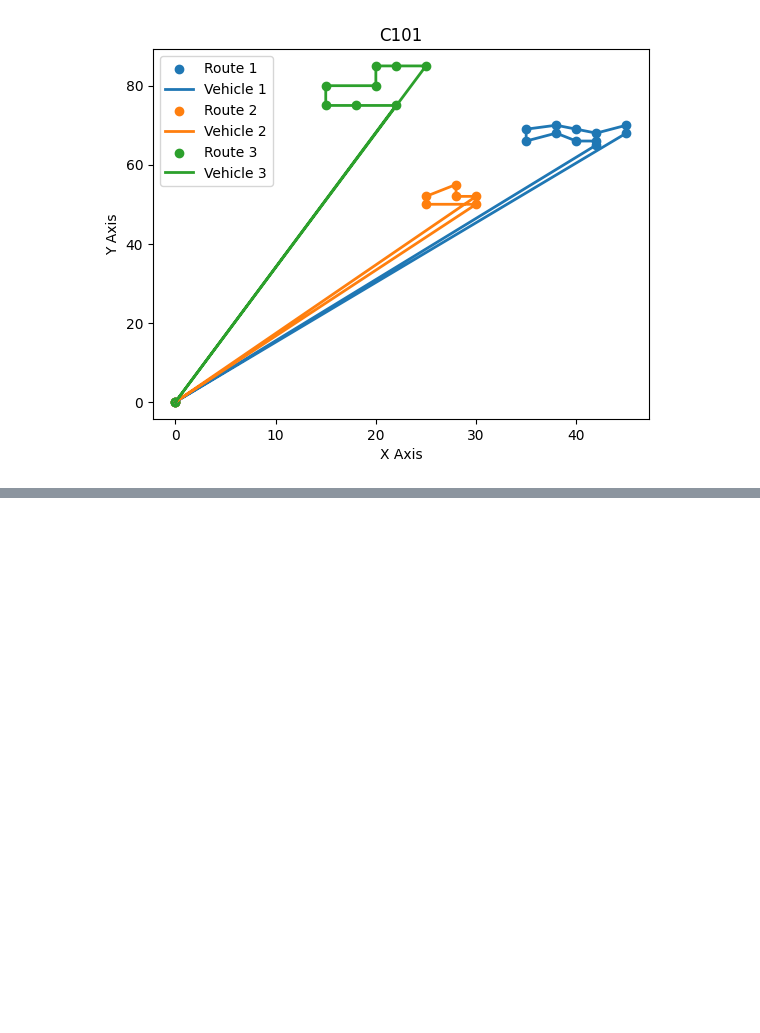
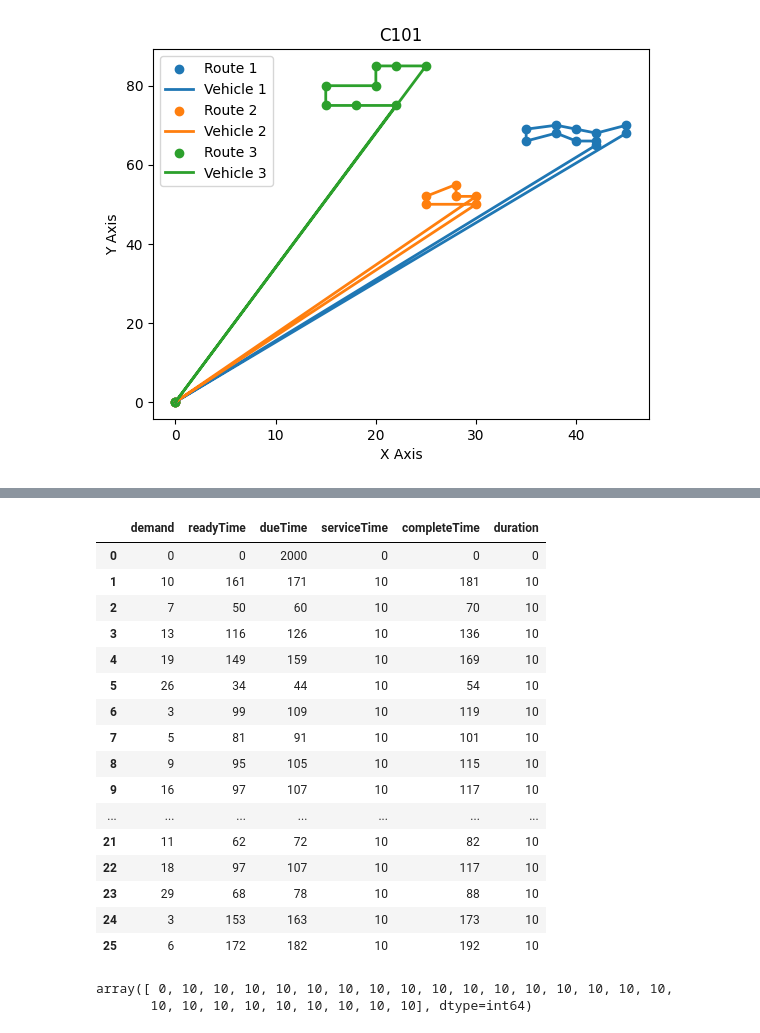
Before and after one commit to warisa-cmu/rl-meta-test, a Jupyter notebook: src/P02_MSIE/verify/vrify_solution.ipynb, the cells around one changed output, grey strips where cells are left out. Saved outputs shown, nothing was run; the diff lists cells and outputs as text; code cells hidden in the pictures; blank space fills up the shorter version.

```diff
--- a/src/P02_MSIE/verify/vrify_solution.ipynb
+++ b/src/P02_MSIE/verify/vrify_solution.ipynb
@@ -441,3 +443,36 @@ plt.legend()
 plt.show()
 # %% [output]
 [figure]
+# %%
+# Solomon datasets
+# 25 Customers
+# r101 data sets
+distance = (
+    pd.read_excel(
+        r"C:\rl-meta-test\src\Source\r101_25customers_datasets.xlsx",
+        sheet_name="distance",
+    )
+    .fillna(9999999)
+    .to_numpy()
+)
+
+df_vehicle = (
+    pd.read_excel(
+        r"C:\rl-meta-test\src\Source\r101_25customers_datasets.xlsx",
+        sheet_name="vehicle",
+    )
+    .iloc[:, :2]
+    .to_numpy(dtype=int)
+)
+vehicle = df_vehicle[0]
+
+df_101 = pd.read_excel(
+    r"C:\rl-meta-test\src\Source\r101_25customers_datasets.xlsx",
+    sheet_name="customer",
+).iloc[:, 3:]
+
+
+demand = df_101.iloc[:, 0].to_numpy()
+readyTime = df_101.iloc[:, 1].to_numpy()
+dueDate = df_101.iloc[:, 2].to_numpy()
+serviceTime = df_101.iloc[:, 3].to_numpy()
@@ -443,0 +506,20 @@ plt.show()
+# %%
+df_101
+# %% [output]
+|  | demand | readyTime | dueTime | serviceTime | completeTime | duration |
+| 0 | 0 | 0 | 2000 | 0 | 0 | 0 |
+| 1 | 10 | 161 | 171 | 10 | 181 | 10 |
+| 2 | 7 | 50 | 60 | 10 | 70 | 10 |
+| 3 | 13 | 116 | 126 | 10 | 136 | 10 |
+| 4 | 19 | 149 | 159 | 10 | 169 | 10 |
+| 5 | 26 | 34 | 44 | 10 | 54 | 10 |
+| 6 | 3 | 99 | 109 | 10 | 119 | 10 |
+| 7 | 5 | 81 | 91 | 10 | 101 | 10 |
+| 8 | 9 | 95 | 105 | 10 | 115 | 10 |
+| 9 | 16 | 97 | 107 | 10 | 117 | 10 |
+| ... | ... | ... | ... | ... | ... | ... |
+| 21 | 11 | 62 | 72 | 10 | 82 | 10 |
+| 22 | 18 | 97 | 107 | 10 | 117 | 10 |
+| 23 | 29 | 68 | 78 | 10 | 88 | 10 |
+| 24 | 3 | 153 | 163 | 10 | 173 | 10 |
+| 25 | 6 | 172 | 182 | 10 | 192 | 10 |
@@ -443,0 +559,5 @@ plt.show()
+# %%
+serviceTime
+# %% [output]
+array([ 0, 10, 10, 10, 10, 10, 10, 10, 10, 10, 10, 10, 10, 10, 10, 10, 10,
+       10, 10, 10, 10, 10, 10, 10, 10, 10], dtype=int64)
```
Also changed, not shown: parts of 3 cells of this notebook, 43 other files.
